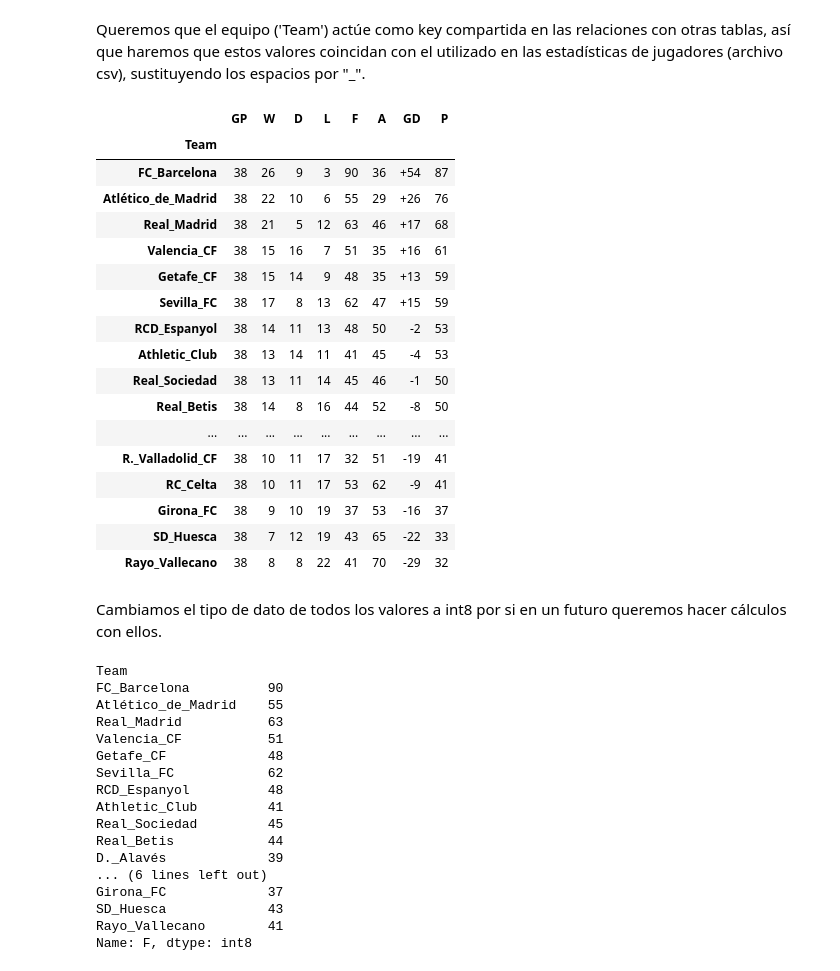
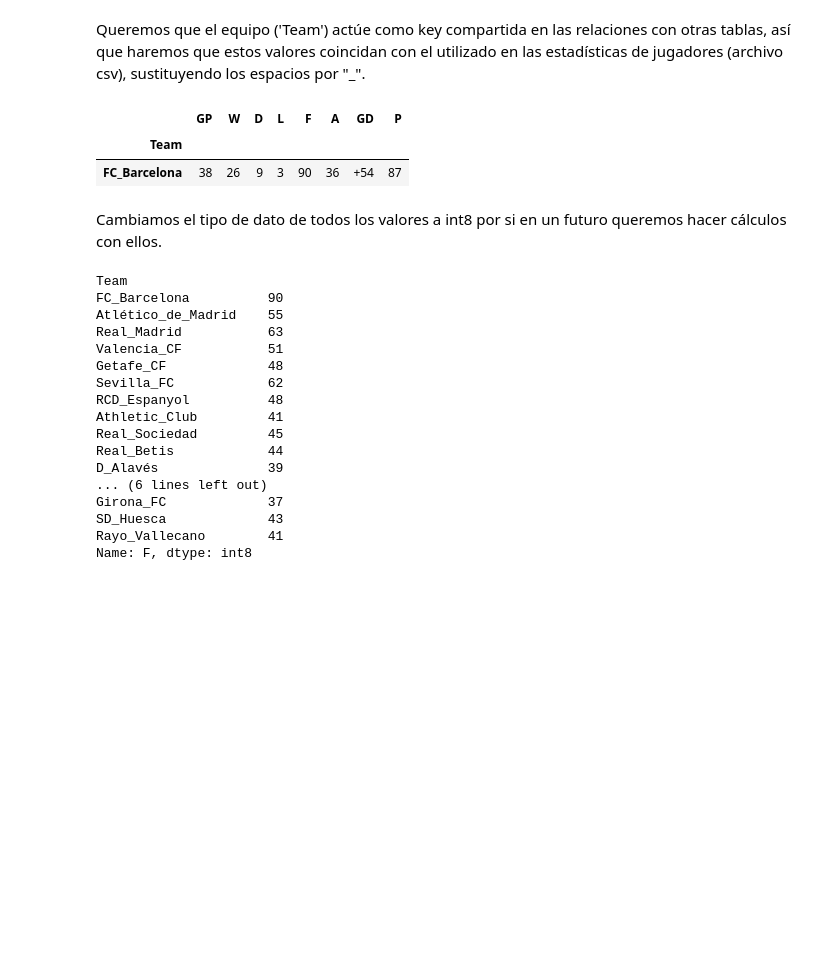
Before and after one commit to mariozapatero/ETL-Project, a Jupyter notebook: Teams_Stats.ipynb, the cells around one changed output. Drawn from its saved outputs; the diff is of its cells as text; code cells hidden in the pictures; blank space fills up the shorter version.

```diff
--- a/Teams_Stats.ipynb
+++ b/Teams_Stats.ipynb
@@ -270,34 +270,19 @@ teams_stats
 # %% [markdown]
 Queremos que el equipo ('Team') actúe como key compartida en las relaciones con otras tablas, así que haremos que estos valores coincidan con el utilizado en las estadísticas de jugadores (archivo csv), sustituyendo los espacios por "_".
 # %%
-Team = ['FC_Barcelona', 'Atlético_de_Madrid', 'Real_Madrid',  'Valencia_CF',  'Getafe_CF', 'Sevilla_FC', 'RCD_Espanyol',
-        'Athletic_Club', 'Real_Sociedad', 'Real_Betis', 'D._Alavés','SD_Eibar', 'CD_Leganés', 'Villarreal_CF',
-        'Levante_UD','R._Valladolid_CF', 'RC_Celta', 'Girona_FC', 'SD_Huesca','Rayo_Vallecano' ]
+Team = ['FC_Barcelona', 'Atlético_de_Madrid', 'Real_Madrid', 'Valencia_CF', 'Getafe_CF', 'Sevilla_FC', 'RCD_Espanyol',
+        'Athletic_Club', 'Real_Sociedad', 'Real_Betis', 'D_Alavés', 'SD_Eibar', 'CD_Leganés', 'Villarreal_CF',
+        'Levante_UD','R_Valladolid_CF', 'RC_Celta', 'Girona_FC', 'SD_Huesca','Rayo_Vallecano' ]
 # %%
 teams_stats['Team'] = Team
 # %%
 teams_stats.set_index('Team',inplace = True)
 # %%
-teams_stats
+teams_stats.head(1)
 # %% [output]
 |  | GP | W | D | L | F | A | GD | P |
 | Team |  |  |  |  |  |  |  |  |
 | FC_Barcelona | 38 | 26 | 9 | 3 | 90 | 36 | +54 | 87 |
-| Atlético_de_Madrid | 38 | 22 | 10 | 6 | 55 | 29 | +26 | 76 |
-| Real_Madrid | 38 | 21 | 5 | 12 | 63 | 46 | +17 | 68 |
-| Valencia_CF | 38 | 15 | 16 | 7 | 51 | 35 | +16 | 61 |
-| Getafe_CF | 38 | 15 | 14 | 9 | 48 | 35 | +13 | 59 |
-| Sevilla_FC | 38 | 17 | 8 | 13 | 62 | 47 | +15 | 59 |
-| RCD_Espanyol | 38 | 14 | 11 | 13 | 48 | 50 | -2 | 53 |
-| Athletic_Club | 38 | 13 | 14 | 11 | 41 | 45 | -4 | 53 |
-| Real_Sociedad | 38 | 13 | 11 | 14 | 45 | 46 | -1 | 50 |
-| Real_Betis | 38 | 14 | 8 | 16 | 44 | 52 | -8 | 50 |
-| ... | ... | ... | ... | ... | ... | ... | ... | ... |
-| R._Valladolid_CF | 38 | 10 | 11 | 17 | 32 | 51 | -19 | 41 |
-| RC_Celta | 38 | 10 | 11 | 17 | 53 | 62 | -9 | 41 |
-| Girona_FC | 38 | 9 | 10 | 19 | 37 | 53 | -16 | 37 |
-| SD_Huesca | 38 | 7 | 12 | 19 | 43 | 65 | -22 | 33 |
-| Rayo_Vallecano | 38 | 8 | 8 | 22 | 41 | 70 | -29 | 32 |
 # %% [markdown]
 Cambiamos el tipo de dato de todos los valores a int8 por si en un futuro queremos hacer cálculos con ellos.
 # %%
@@ -321,7 +306,7 @@ RCD_Espanyol          48
 Athletic_Club         41
 Real_Sociedad         45
 Real_Betis            44
-D._Alavés             39
+D_Alavés              39
 ... (6 lines left out)
 Girona_FC             37
 SD_Huesca             43
```
Also changed, not shown: parts of 4 cells of this notebook, 5 other files.
